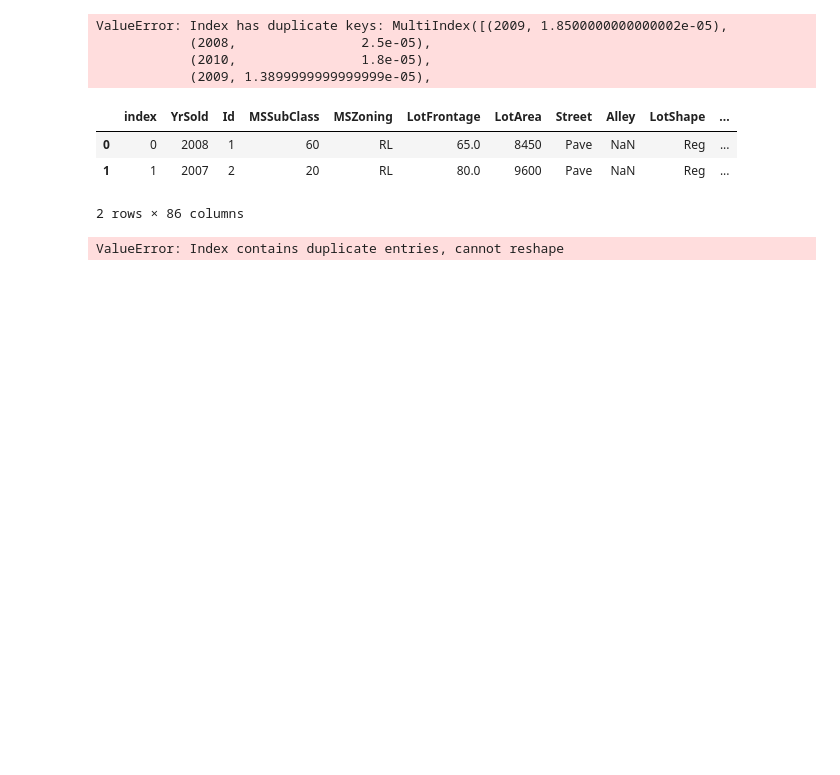
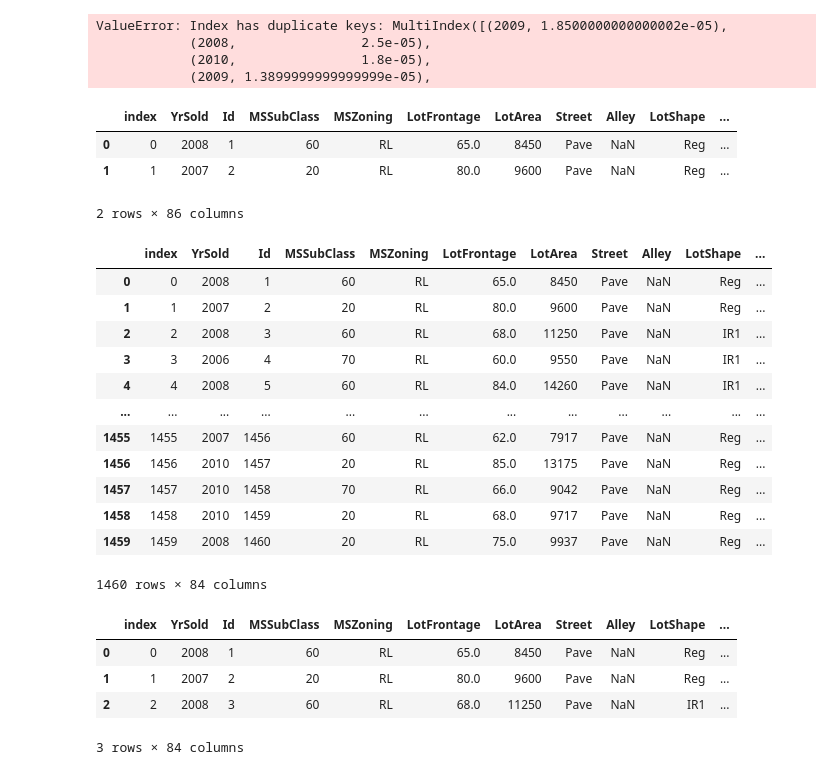
Before and after one commit to hekaplex/2022_03_DSI_WD, a Jupyter notebook: Temitope_Oyeleye/Python/Pandas Exercise2 05102022.ipynb, the cells around one changed output. Saved outputs shown, nothing was run; the diff lists cells and outputs as text; code cells hidden in the pictures; blank space fills up the shorter version.

```diff
--- a/Temitope_Oyeleye/Python/Pandas Exercise2 05102022.ipynb
+++ b/Temitope_Oyeleye/Python/Pandas Exercise2 05102022.ipynb
@@ -456,3 +456,20 @@ train.head(2)
 | 0 | 0 | 2008 | 1 | 60 | RL | 65.0 | 8450 | Pave | NaN | Reg | ... |
 | 1 | 1 | 2007 | 2 | 20 | RL | 80.0 | 9600 | Pave | NaN | Reg | ... |
 2 rows × 86 columns
+# %%
+# DROP UNWANTED COLUMN
+train.drop(['CumDeathRate', 'DeathRate'], axis=1)
+# %% [output]
+|  | index | YrSold | Id | MSSubClass | MSZoning | LotFrontage | LotArea | Street | Alley | LotShape | ... |
+| 0 | 0 | 2008 | 1 | 60 | RL | 65.0 | 8450 | Pave | NaN | Reg | ... |
+| 1 | 1 | 2007 | 2 | 20 | RL | 80.0 | 9600 | Pave | NaN | Reg | ... |
+| 2 | 2 | 2008 | 3 | 60 | RL | 68.0 | 11250 | Pave | NaN | IR1 | ... |
+| 3 | 3 | 2006 | 4 | 70 | RL | 60.0 | 9550 | Pave | NaN | IR1 | ... |
+| 4 | 4 | 2008 | 5 | 60 | RL | 84.0 | 14260 | Pave | NaN | IR1 | ... |
+| ... | ... | ... | ... | ... | ... | ... | ... | ... | ... | ... | ... |
+| 1455 | 1455 | 2007 | 1456 | 60 | RL | 62.0 | 7917 | Pave | NaN | Reg | ... |
+| 1456 | 1456 | 2010 | 1457 | 20 | RL | 85.0 | 13175 | Pave | NaN | Reg | ... |
+| 1457 | 1457 | 2010 | 1458 | 70 | RL | 66.0 | 9042 | Pave | NaN | Reg | ... |
+| 1458 | 1458 | 2010 | 1459 | 20 | RL | 68.0 | 9717 | Pave | NaN | Reg | ... |
+| 1459 | 1459 | 2008 | 1460 | 20 | RL | 75.0 | 9937 | Pave | NaN | Reg | ... |
+1460 rows × 84 columns
@@ -459,7 +478,11 @@ train.head(2)
 # %%
 # PIVOT THE DATA
 train_wide = train.pivot(
-    index='YrSold', columns='SalePrice', values=['MoSold','MeanCentered'])
+     columns='YrSold', values=['MoSold','MeanCentered','SalePrice'])
 train.head(3)
 # %% [output]
+|  | index | YrSold | Id | MSSubClass | MSZoning | LotFrontage | LotArea | Street | Alley | LotShape | ... |
+| 0 | 0 | 2008 | 1 | 60 | RL | 65.0 | 8450 | Pave | NaN | Reg | ... |
+| 1 | 1 | 2007 | 2 | 20 | RL | 80.0 | 9600 | Pave | NaN | Reg | ... |
+| 2 | 2 | 2008 | 3 | 60 | RL | 68.0 | 11250 | Pave | NaN | IR1 | ... |
-ValueError: Index contains duplicate entries, cannot reshape
+3 rows × 84 columns
```
Also changed, not shown: parts of 14 cells of this notebook.
